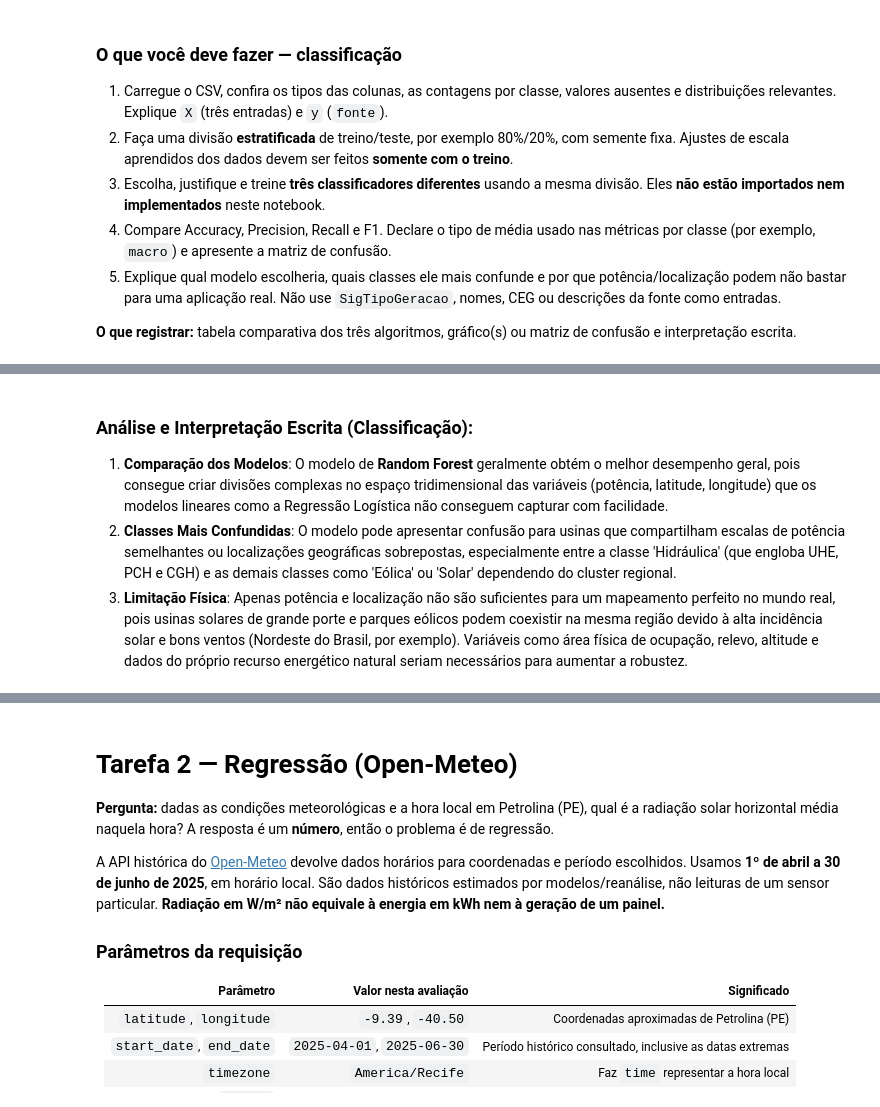
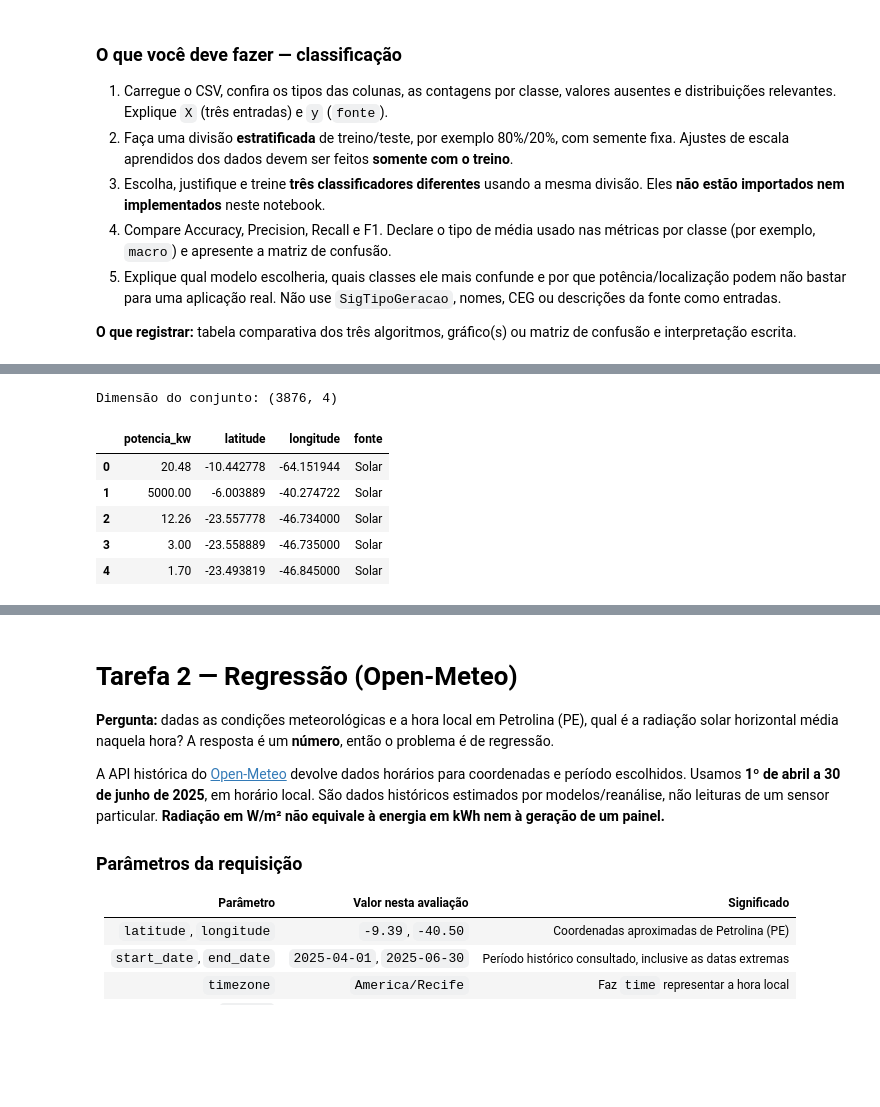
Before and after one commit to PtiagoM/checkpoint02-SERS-1CCPQ, a Jupyter notebook: APIs_Energia_Renovavel_ML.ipynb, the cells around one changed output, grey strips where cells are left out. Cells and saved outputs as stored; diff of their text form; code cells hidden in the pictures; blank space fills up the shorter version.

```diff
--- a/APIs_Energia_Renovavel_ML.ipynb
+++ b/APIs_Energia_Renovavel_ML.ipynb
@@ -263,5 +143,0 @@ plt.show()
-# %% [markdown]
-### Análise e Interpretação Escrita (Classificação):
-1. **Comparação dos Modelos**: O modelo de **Random Forest** geralmente obtém o melhor desempenho geral, pois consegue criar divisões complexas no espaço tridimensional das variáveis (potência, latitude, longitude) que os modelos lineares como a Regressão Logística não conseguem capturar com facilidade.
-2. **Classes Mais Confundidas**: O modelo pode apresentar confusão para usinas que compartilham escalas de potência semelhantes ou localizações geográficas sobrepostas, especialmente entre a classe 'Hidráulica' (que engloba UHE, PCH e CGH) e as demais classes como 'Eólica' ou 'Solar' dependendo do cluster regional.
-3. **Limitação Física**: Apenas potência e localização não são suficientes para um mapeamento perfeito no mundo real, pois usinas solares de grande porte e parques eólicos podem coexistir na mesma região devido à alta incidência solar e bons ventos (Nordeste do Brasil, por exemplo). Variáveis como área física de ocupação, relevo, altitude e dados do próprio recurso energético natural seriam necessários para aumentar a robustez.
@@ -276,0 +144,16 @@ Processamento concluído.
+# %%
+# 1
+url = "https://raw.githubusercontent.com/prof-atritiack/CHECKPOINT_02_SERS_1CC_2SEM/main/aneel_classificacao_orange.csv"
+
+df = pd.read_csv(url)
+
+print("Dimensão do conjunto:", df.shape)
+display(df.head())
+# %% [output]
+Dimensão do conjunto: (3876, 4)
+|  | potencia_kw | latitude | longitude | fonte |
+| 0 | 20.48 | -10.442778 | -64.151944 | Solar |
+| 1 | 5000.00 | -6.003889 | -40.274722 | Solar |
+| 2 | 12.26 | -23.557778 | -46.734000 | Solar |
+| 3 | 3.00 | -23.558889 | -46.735000 | Solar |
+| 4 | 1.70 | -23.493819 | -46.845000 | Solar |
```
Also changed, not shown: parts of 16 cells of this notebook.
